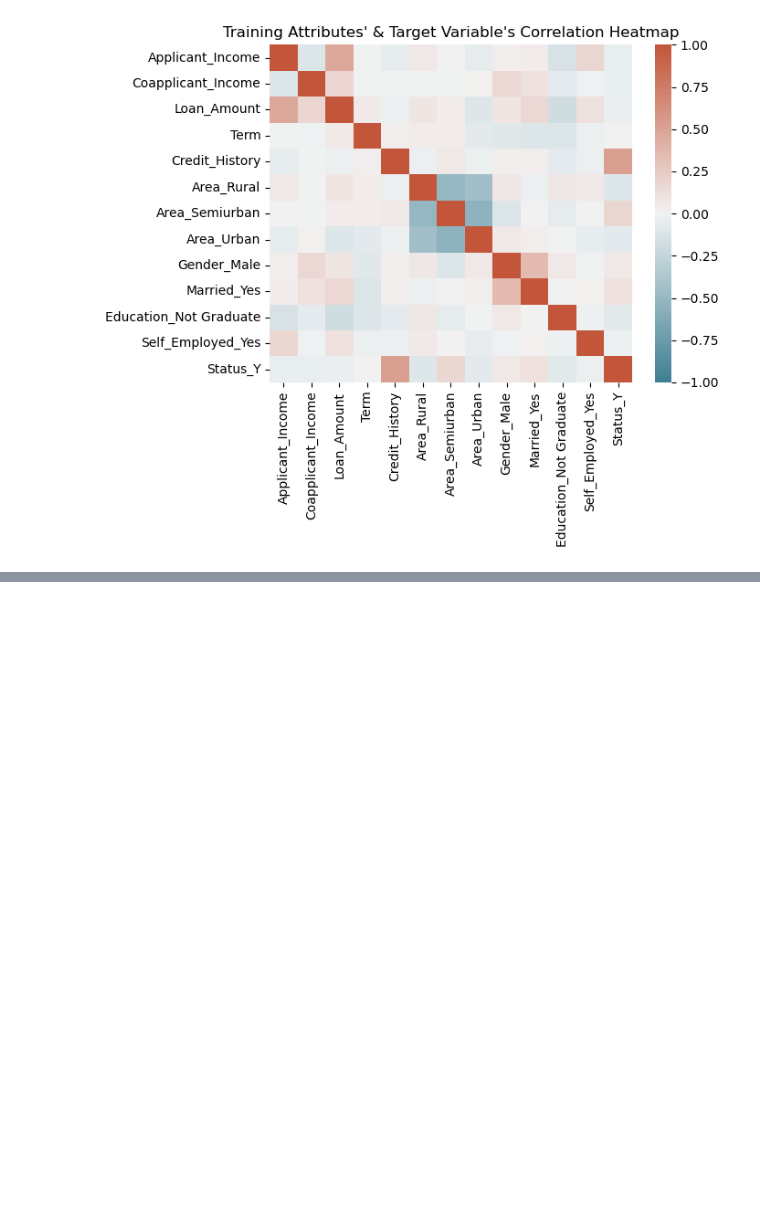
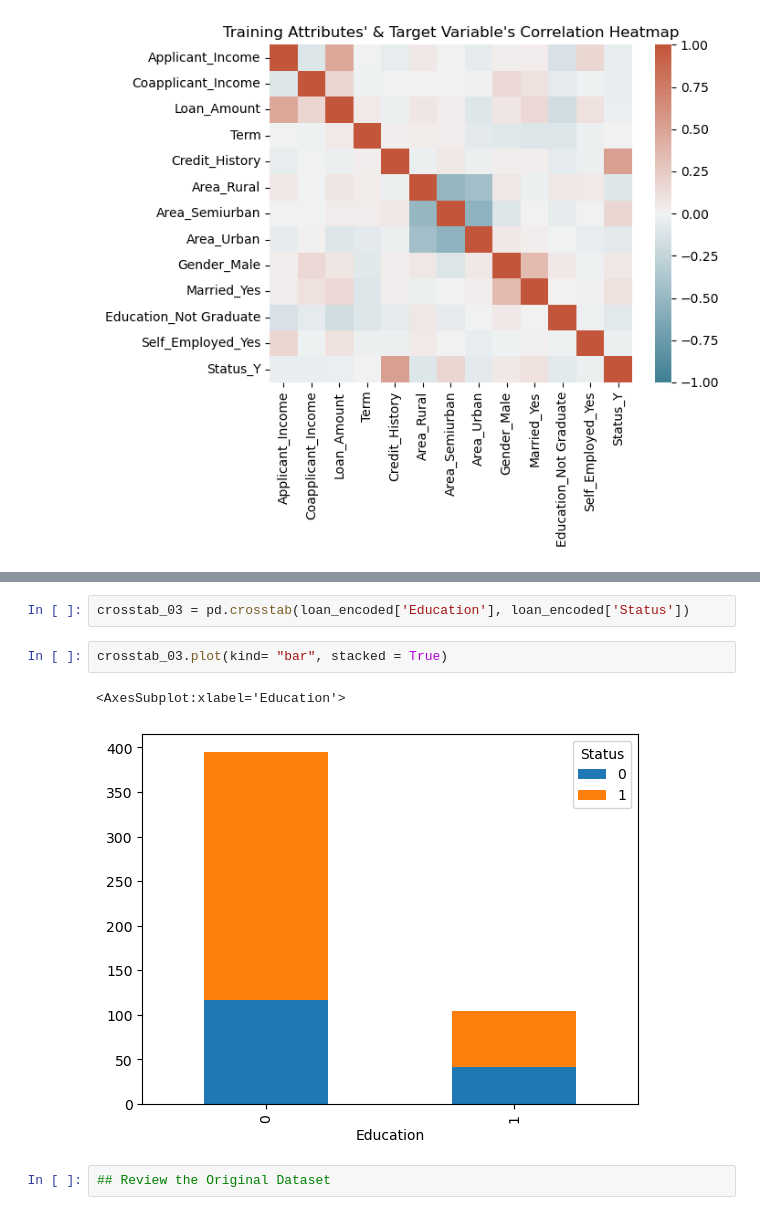
Before and after one commit to shailja-somani-0/ADS-502-loan-approval-pred, a Jupyter notebook: Loan_Pred_Proj.ipynb, the cells around one changed output, grey strips where cells are left out. Saved outputs shown, nothing was run; the diff lists cells and outputs as text; blank space fills up the shorter version.

```diff
--- a/Loan_Pred_Proj.ipynb
+++ b/Loan_Pred_Proj.ipynb
@@ -102,0 +138,9 @@ plt.show()
+# %%
+crosstab_03 = pd.crosstab(loan_encoded['Education'], loan_encoded['Status'])
+# %%
+crosstab_03.plot(kind= "bar", stacked = True)
+# %% [output]
+<AxesSubplot:xlabel='Education'>
+[figure, added]
+# %%
+## Review the Original Dataset
```
Also changed, not shown: parts of 49 cells of this notebook.
